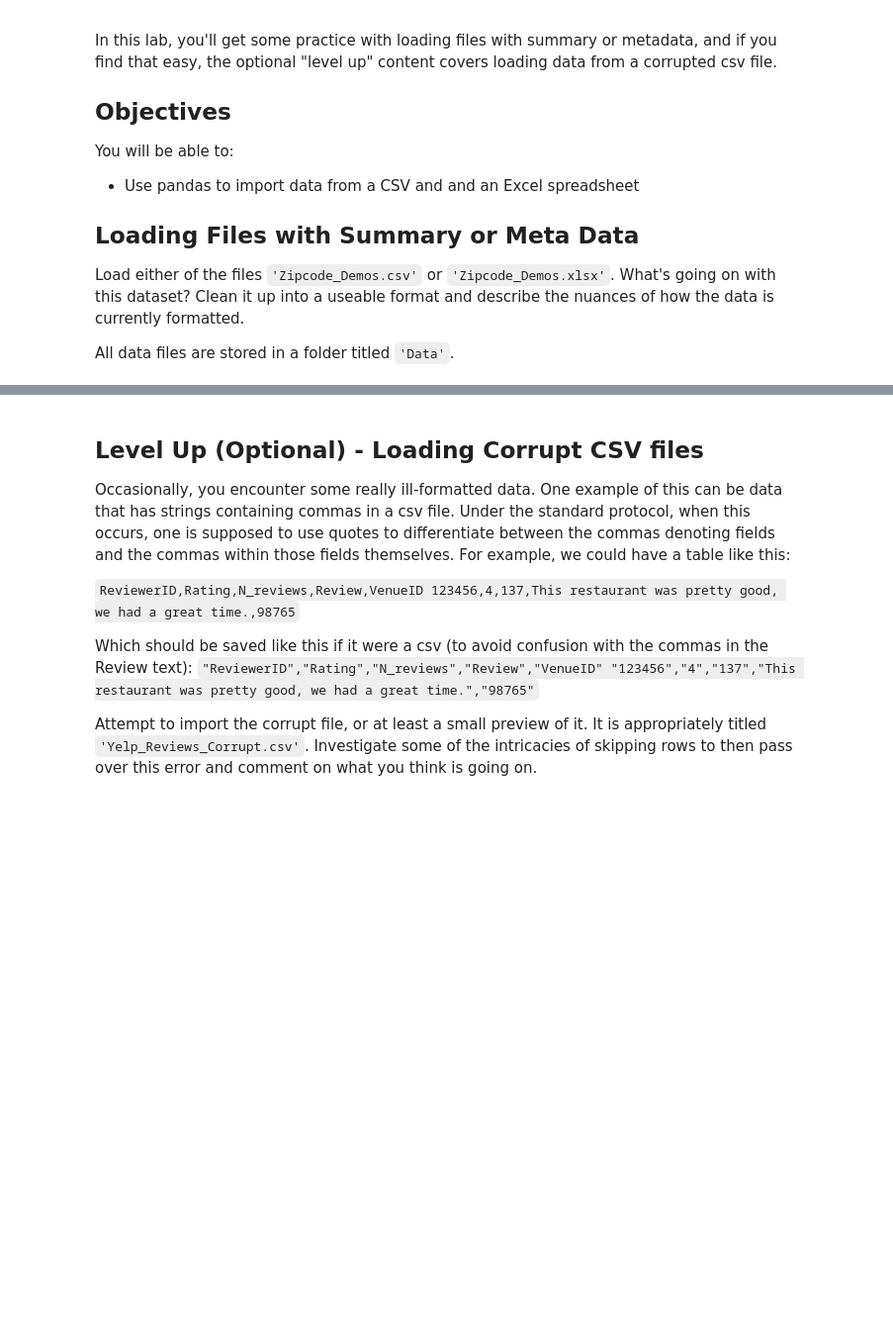
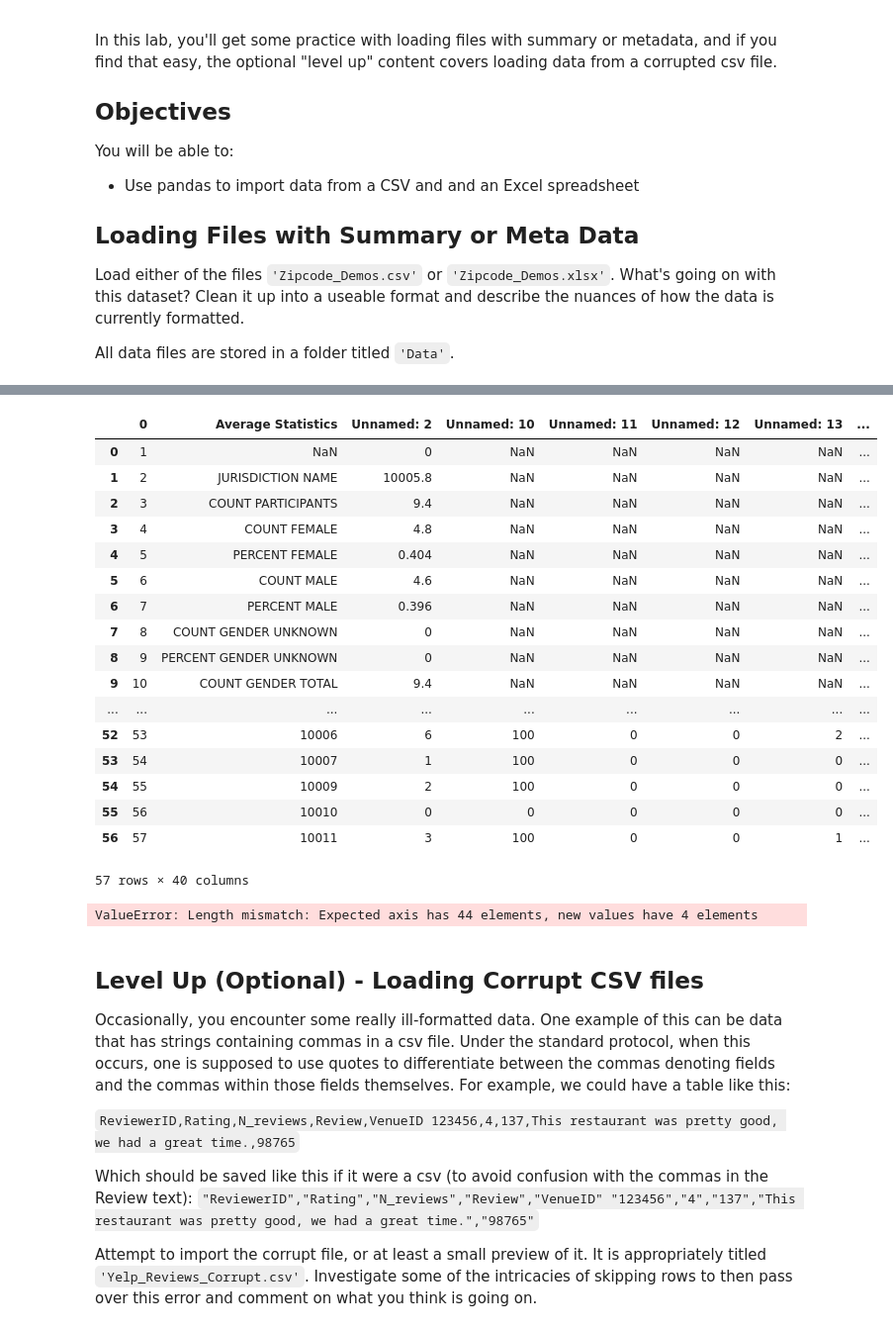
Before and after one commit to ian-moire/dsc-importing-data-using-pandas-lab, a Jupyter notebook: index.ipynb, the cells around one changed output, grey strips where cells are left out. Shown: that part at 99% size. Cells and saved outputs as stored; diff of their text form; code cells hidden in the pictures; blank space fills up the shorter version.

```diff
--- a/index.ipynb
+++ b/index.ipynb
@@ -29,3 +49,40 @@ df = None
+# %%
+# Clean up the dataset
+df = pd.read_csv('Data/Zipcode_Demos.csv', encoding='latin-1', nrows=57)
+# Drop unnecessary columns
+df_cleaned = df.drop(columns=['Unnamed: 3', 'Unnamed: 4', 'Unnamed: 5', 'Unnamed: 6', 'Unnamed: 7', 'Unnamed: 8', 'Unnamed: 9'])
+
+df_cleaned
+# %% [output]
+|  | 0 | Average Statistics | Unnamed: 2 | Unnamed: 10 | Unnamed: 11 | Unnamed: 12 | Unnamed: 13 | ... |
+| 0 | 1 | NaN | 0 | NaN | NaN | NaN | NaN | ... |
+| 1 | 2 | JURISDICTION NAME | 10005.8 | NaN | NaN | NaN | NaN | ... |
+| 2 | 3 | COUNT PARTICIPANTS | 9.4 | NaN | NaN | NaN | NaN | ... |
+| 3 | 4 | COUNT FEMALE | 4.8 | NaN | NaN | NaN | NaN | ... |
+| 4 | 5 | PERCENT FEMALE | 0.404 | NaN | NaN | NaN | NaN | ... |
+| 5 | 6 | COUNT MALE | 4.6 | NaN | NaN | NaN | NaN | ... |
+| 6 | 7 | PERCENT MALE | 0.396 | NaN | NaN | NaN | NaN | ... |
+| 7 | 8 | COUNT GENDER UNKNOWN | 0 | NaN | NaN | NaN | NaN | ... |
+| 8 | 9 | PERCENT GENDER UNKNOWN | 0 | NaN | NaN | NaN | NaN | ... |
+| 9 | 10 | COUNT GENDER TOTAL | 9.4 | NaN | NaN | NaN | NaN | ... |
+| ... | ... | ... | ... | ... | ... | ... | ... | ... |
+| 52 | 53 | 10006 | 6 | 100 | 0 | 0 | 2 | ... |
+| 53 | 54 | 10007 | 1 | 100 | 0 | 0 | 0 | ... |
+| 54 | 55 | 10009 | 2 | 100 | 0 | 0 | 0 | ... |
+| 55 | 56 | 10010 | 0 | 0 | 0 | 0 | 0 | ... |
+| 56 | 57 | 10011 | 3 | 100 | 0 | 0 | 1 | ... |
+57 rows × 40 columns
+# %%
+# Rename columns for better readability
+df_cleaned.columns = ['Index', 'Statistic', 'Value1', 'Value2']
+# Fill NaN values (choose appropriate method based on your data)
+df_cleaned = df_cleaned.fillna('')
+# Reset index
+df_cleaned.reset_index(drop=True, inplace=True)
+# Display cleaned DataFrame
+print(df_cleaned)
+# %% [output]
+ValueError: Length mismatch: Expected axis has 44 elements, new values have 4 elements
 # %% [markdown]
 ## Level Up (Optional) - Loading Corrupt CSV files
 
```
Also changed, not shown: parts of 5 cells of this notebook.
